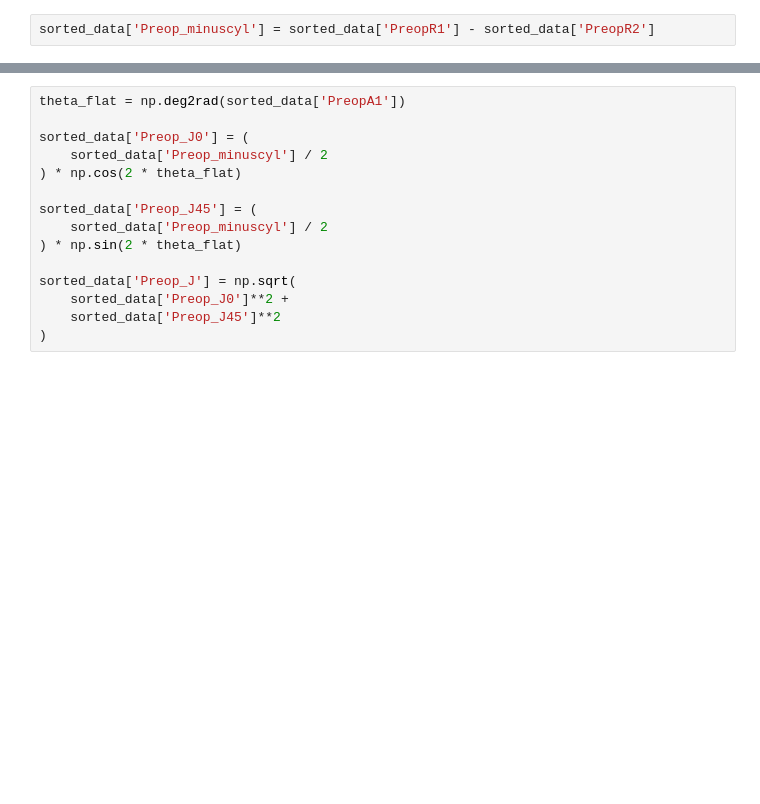
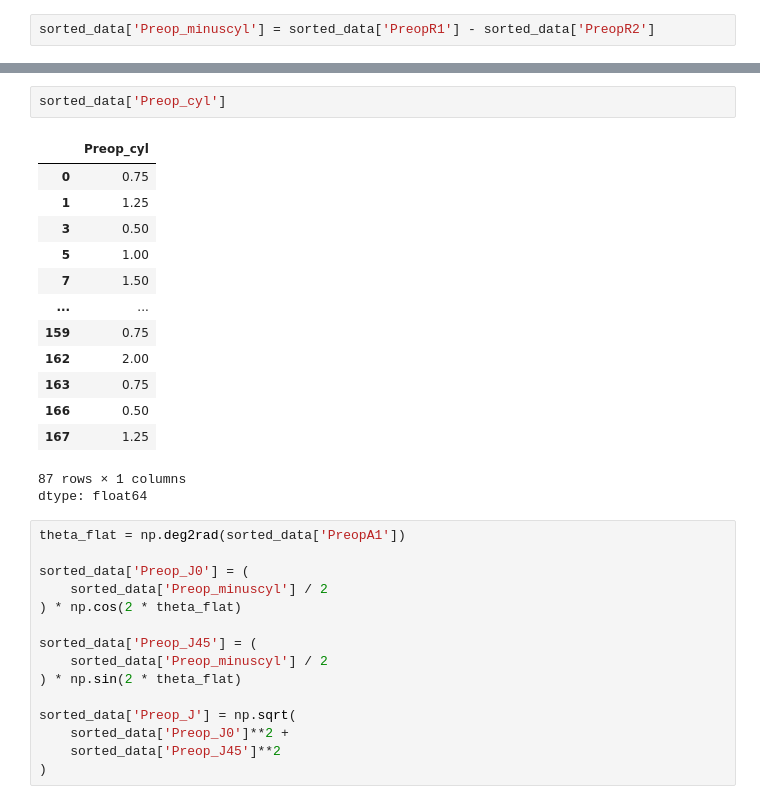
Before and after one commit to krishnacharyaprabhakar-lgtm/AI-Ophthalmology-Dashboard, a Jupyter notebook: pva_study_Egypt_30_8_26.ipynb, the cells around one changed output, grey strips where cells are left out. Cells and saved outputs as stored; diff of their text form; blank space fills up the shorter version.

```diff
--- a/pva_study_Egypt_30_8_26.ipynb
+++ b/pva_study_Egypt_30_8_26.ipynb
@@ -530,3 +547,20 @@ sorted_data['Preop_minuscyl'] = sorted_data['PreopR1'] - sorted_data['PreopR2']
+# %%
+sorted_data['Preop_cyl']
+# %% [output]
+|  | Preop_cyl |
+| 0 | 0.75 |
+| 1 | 1.25 |
+| 3 | 0.50 |
+| 5 | 1.00 |
+| 7 | 1.50 |
+| ... | ... |
+| 159 | 0.75 |
+| 162 | 2.00 |
+| 163 | 0.75 |
+| 166 | 0.50 |
+| 167 | 1.25 |
+87 rows × 1 columns
+dtype: float64
 # %%
 theta_flat = np.deg2rad(sorted_data['PreopA1'])
 
```
Also changed, not shown: parts of 1 cell of this notebook.
